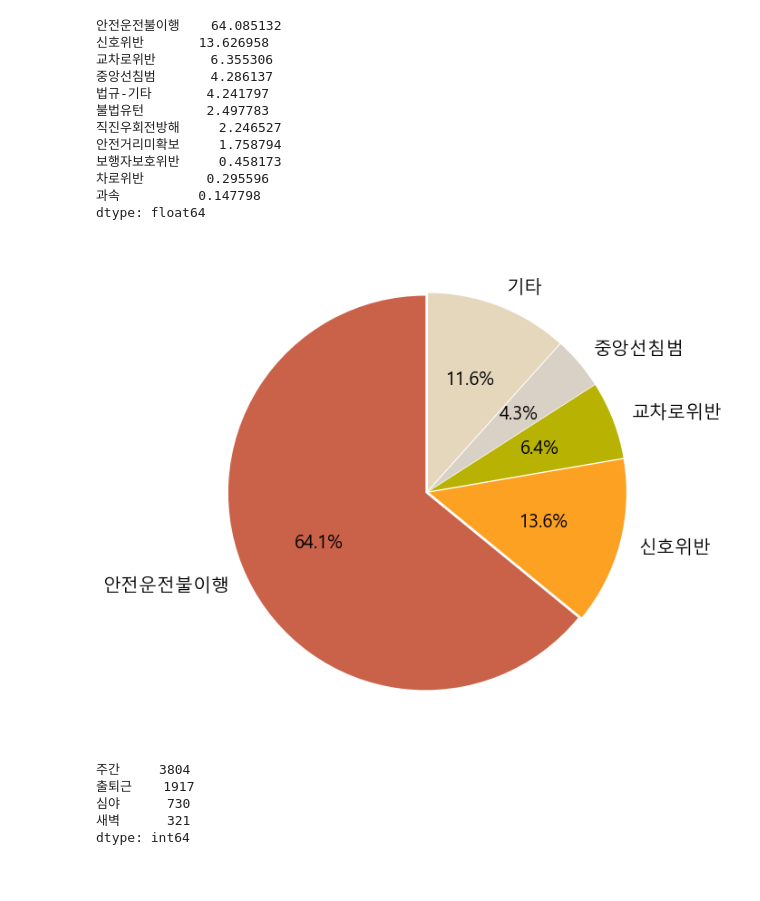
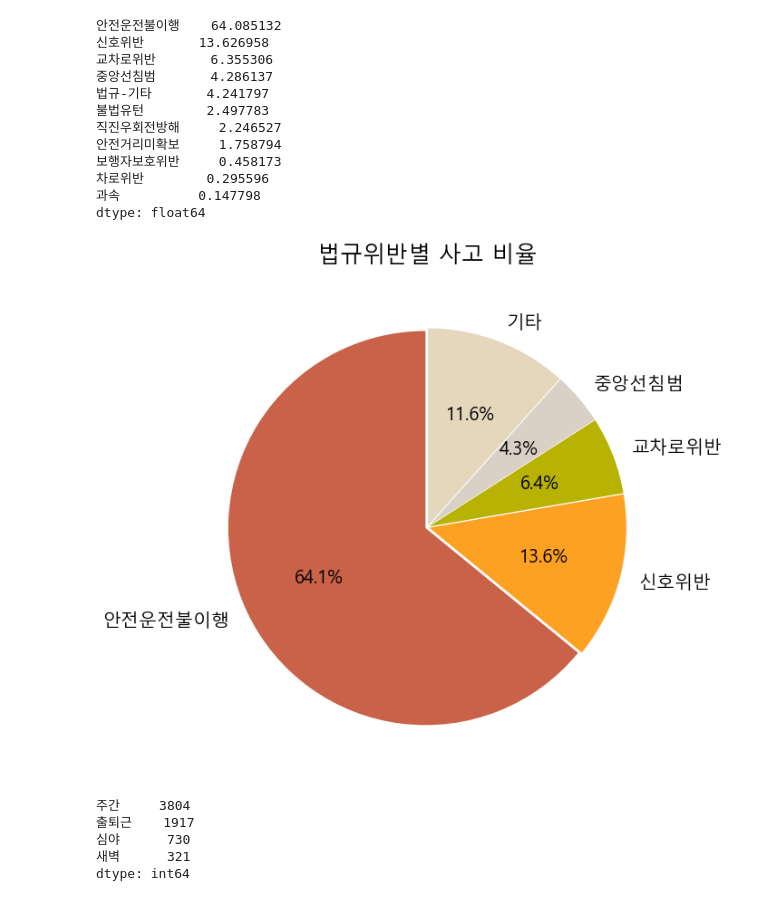
Before and after one commit to chestnut1717/BicycleAccident, a Jupyter notebook: bicycle_flow.ipynb, the cells around one changed output. Drawn from its saved outputs; the diff is of its cells as text; code cells hidden in the pictures.

Commit message:
Graph - add title
add title

```diff
--- a/bicycle_flow.ipynb
+++ b/bicycle_flow.ipynb
@@ -1146,18 +1146,19 @@ illegal['기타'] = illegal_etc
 # %%
 fig, ax = plt.subplots(figsize=(10,10))
 
 plt.pie(illegal,
         autopct='%.1f%%',
         labels = illegal.index,
         #12시 방향으로 함
         startangle =90,
         # chart 사이 간격
         explode = (0.01, 0.01, 0.01, 0.01, 0.01),
         textprops={'fontsize': 20},
        colors = ["#c96248","#fda123",  "#b8b203",  "#dad1c6", "#e4d7bb", ])
+plt.title('법규위반별 사고 비율', pad=20)
 plt.show()
 # %% [output]
-[figure, old version]
+[figure, new version]
 # %%
 time = df_detail[['새벽', '출퇴근', '주간', '심야']].sum().sort_values(ascending=False)
 time
```
Also changed, not shown: parts of 4 cells of this notebook.
